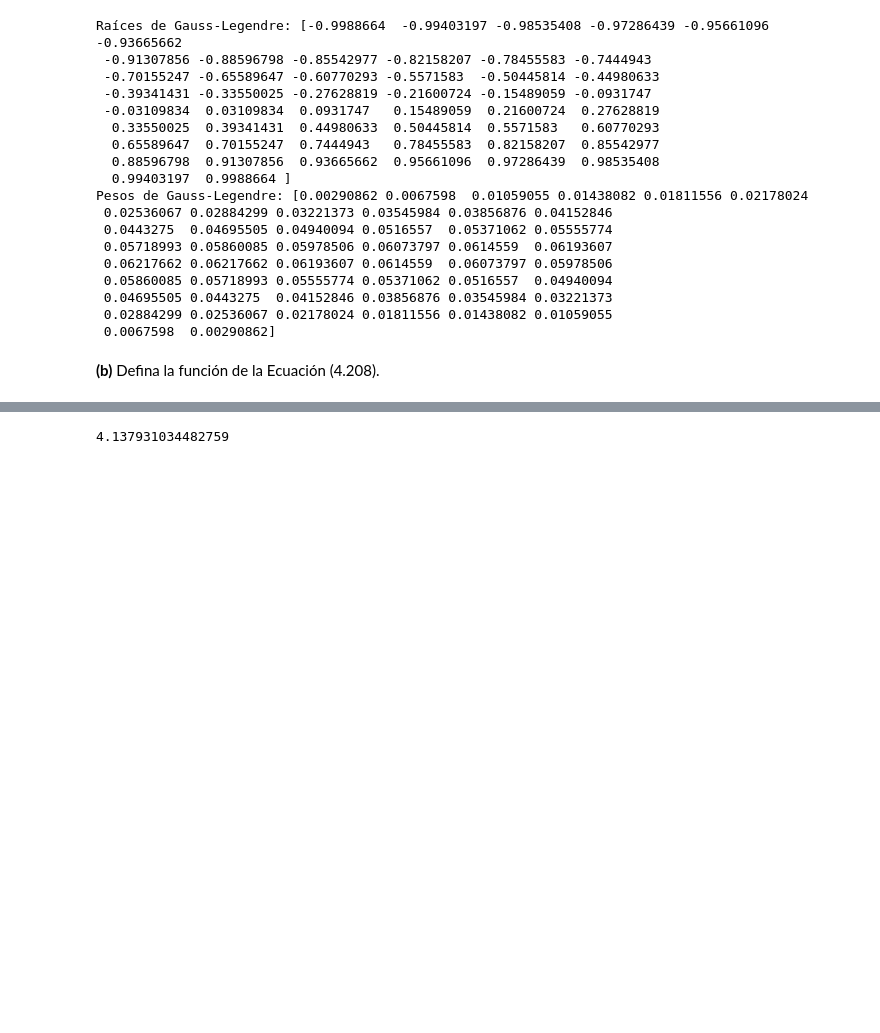
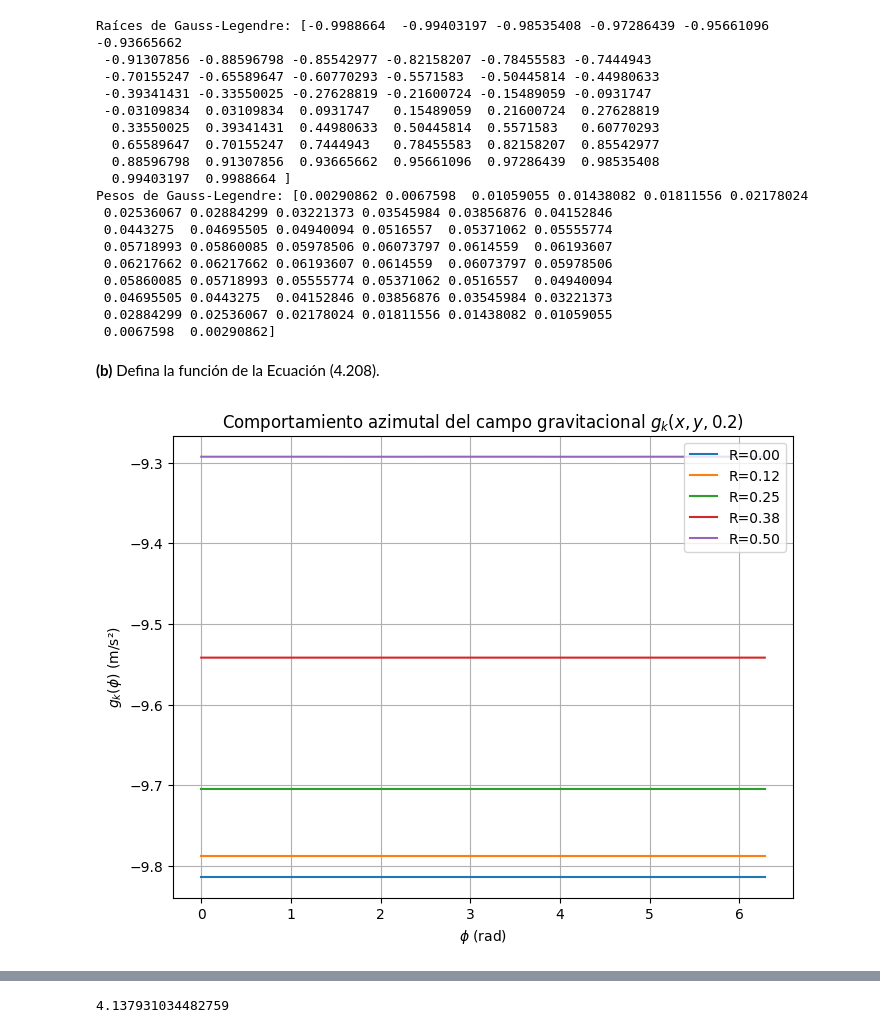
Before and after one commit to MafeGomez-11/M-todos1_MariaFernandaGomez_MarianaMoya, a Jupyter notebook: Parcial2/Parcial_2.ipynb, the cells around one changed output, grey strips where cells are left out. Drawn from its saved outputs; the diff is of its cells as text; code cells hidden in the pictures; blank space fills up the shorter version.

```diff
--- a/Parcial2/Parcial_2.ipynb
+++ b/Parcial2/Parcial_2.ipynb
@@ -3,3 +3,21 @@
 # %%
 import numpy as np
 import matplotlib as plt
+# %%
+import numpy as np
+import matplotlib.pyplot as plt
+from scipy.integrate import dblquad
+
+k = 1.9429303960
+R = 1
+z = 0.2
+
+def integrand(phi, r, x, y, z):
+    denominator = (x**2 + y**2 + z**2 - 2 * r * x * np.cos(phi) - 2 * r * y * np.sin(phi))**(3/2)
+    return z * r / denominator
+
+
+def g_k(x, y, z):
+    result, error = dblquad(integrand, 0, R, lambda r: 0, lambda r: 2 * np.pi, args=(x, y, z))
+    return -k * result
+print(g_k(0.,0.,0.2))
@@ -40 +56,64 @@ def G_k (x,y,z, R=1):
+# %%
+import numpy as np
+import matplotlib.pyplot as plt
+
+def gk_integral(x, y, z, r, phi, k=1.9429303960):
+    """Función para calcular el integrando en coordenadas polares."""
+    numerador = z * r
+    denominador = (x**2 + y**2 + z**2 - 2 * r * x * np.cos(phi) - 2 * r * y * np.sin(phi) + r**2)**(3/2) # A la ecuación le agregamos r^2 ya que nos dió de esta manera
+
+    if denominador <= 1e-10:
+        return 0
+    return -k * (numerador / denominador)
+
+def doble_cuadratura(f, R, x, y, z, N=50):
+    """
+    Calcula la integral doble de la función f usando el método de cuadratura de Gauss-Legendre.
+    """
+    puntos, pesos = np.polynomial.legendre.leggauss(N)
+    puntos_r = 0.5 * (puntos + 1) * R
+    pesos_r = 0.5 * R * pesos
+    puntos_phi = 0.5 * (puntos + 1) * 2 * np.pi
+    pesos_phi = 0.5 * 2 * np.pi * pesos
+
+    integral = 0
+    for i in range(N):
+        for j in range(N):
+            r = puntos_r[i]
+            phi = puntos_phi[j]
+            integral += pesos_r[i] * pesos_phi[j] * f(x, y, z, r, phi)
+
+    return integral
+
+r_values = [0, 0.125, 0.25, 0.38, 0.5]
+phi_values = np.linspace(0, 2*np.pi, 10)
+
+plt.figure(figsize=(8, 6))
+
+for r in r_values:
+    g_values = []
+    for phi in phi_values:
+
+        x = r * np.cos(phi)
+        y = r * np.sin(phi)
+        g = doble_cuadratura(gk_integral, 1, x, y, 0.2)
+        g_values.append(g)
+
+    plt.plot(phi_values, g_values, label=f'R={r:.2f}')
+
+plt.xlabel(r'$\phi$ (rad)')
+plt.ylabel(r'$g_k(\phi)$ (m/s²)')
+plt.title('Comportamiento azimutal del campo gravitacional $g_k(x, y, 0.2)$')
+plt.legend()
+plt.grid(True)
+
+plt.show()
+
+
+
+z = 0.2
+R_ecuador = 0.5
+R_borde = 1
+# %% [output]
+[figure, added]
 # %%
```
Also changed, not shown: parts of 33 cells of this notebook.
